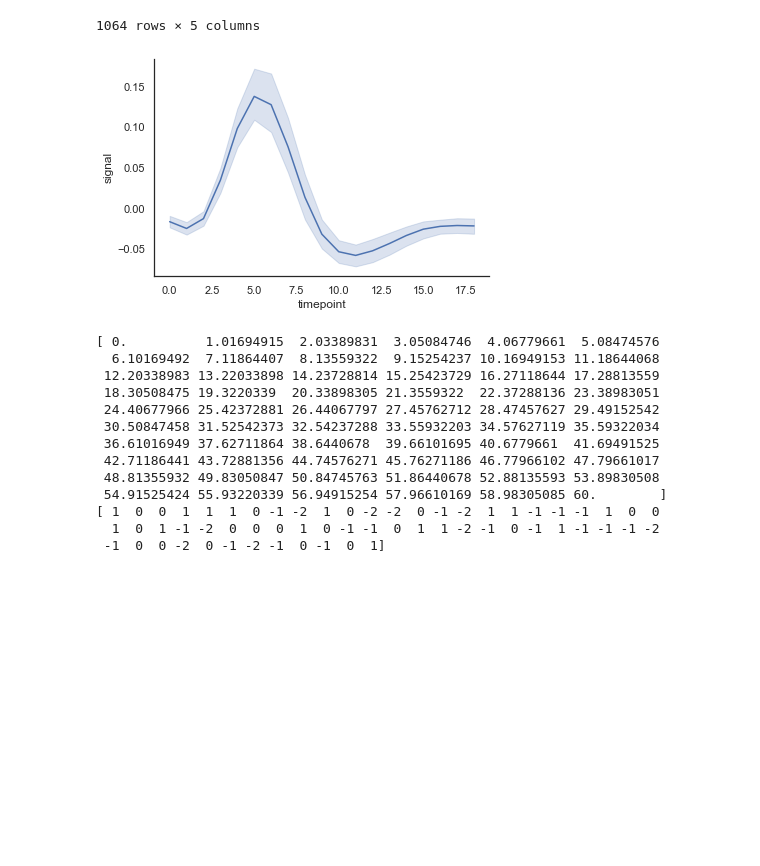
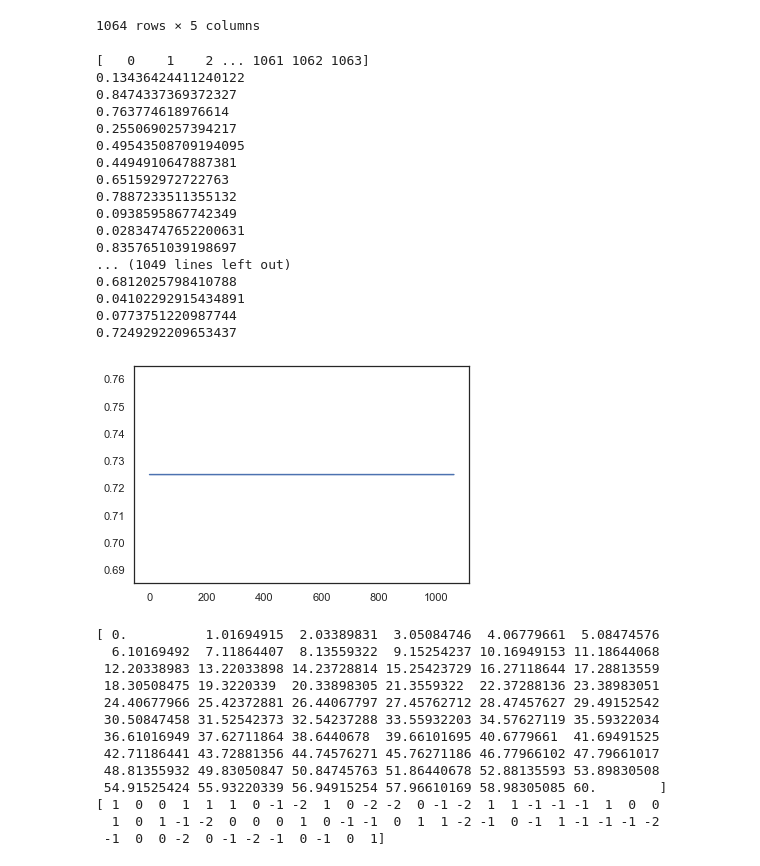
Before and after one commit to jorvlan/scripts, a Jupyter notebook: Python/Elaborate plotting in Python.ipynb, the cells around one changed output. Cells and saved outputs as stored; diff of their text form; code cells hidden in the pictures; blank space fills up the shorter version.

```diff
--- a/Python/Elaborate plotting in Python.ipynb
+++ b/Python/Elaborate plotting in Python.ipynb
@@ -369,13 +372,40 @@ fmri
 | 1063 | s0 | 0 | cue | parietal | -0.006899 |
 1064 rows × 5 columns
 # %%
+timepoint = np.arange(1064)
+print(timepoint)
+
+seed(1)
+for _ in range(1064):
+    value = random()
+    print(value)
+
+
+
 
 sns.set(font_scale=1)
 sns.set_style("white")
-ax = sns.lineplot(x="timepoint", y="signal", data=fmri)
-sns.despine(trim=False)
+ax = sns.lineplot(x=timepoint, y=value)
+#sns.despine(trim=False)
 # %% [output]
+[   0    1    2 ... 1061 1062 1063]
+0.13436424411240122
+0.8474337369372327
+0.763774618976614
+0.2550690257394217
+0.49543508709194095
+0.4494910647887381
+0.651592972722763
+0.7887233511355132
+0.0938595867742349
+0.02834747652200631
+0.8357651039198697
+... (1049 lines left out)
+0.6812025798410788
+0.04102292915434891
+0.0773751220987744
+0.7249292209653437
-[figure, old version]
+[figure, new version]
 # %%
 timepoint = np.linspace(0,60,num=60)
 signal = np.random.randint(low=-2, high = 2, size=(60,))
```
Also changed, not shown: parts of 9 cells of this notebook, 1 other file.
